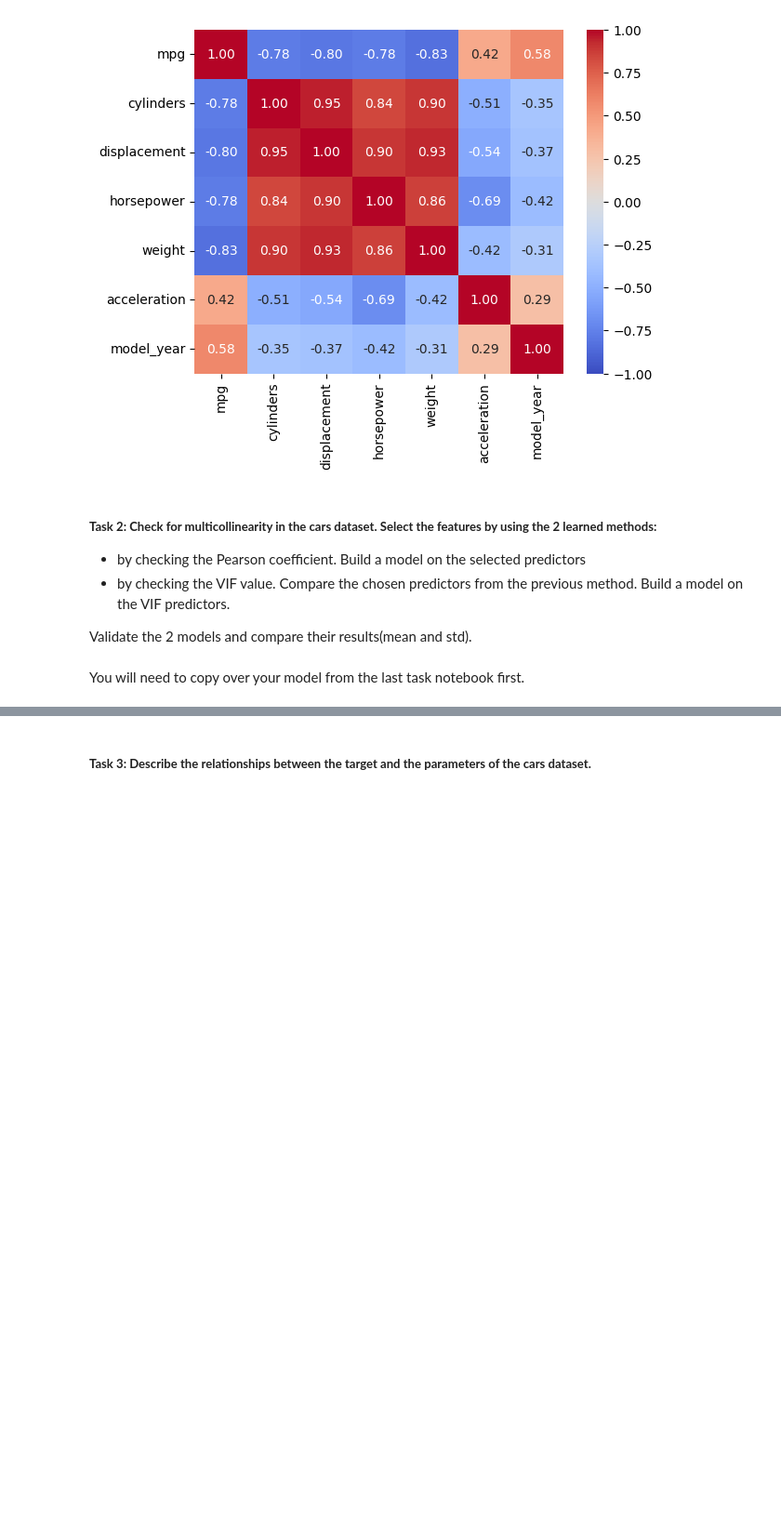
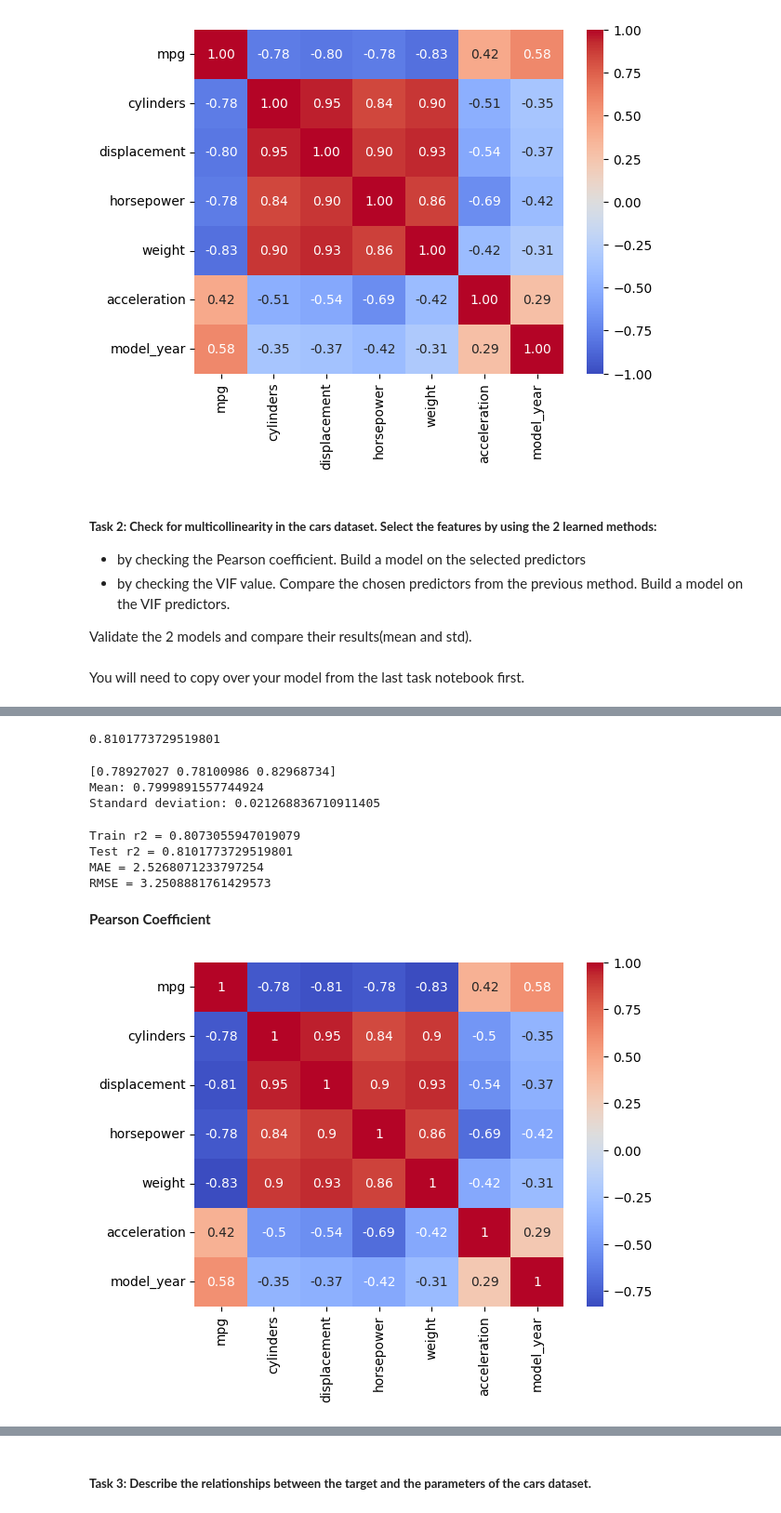
Before and after one commit to KeironTJ/Apprenticeship, a Jupyter notebook: Notebooks/Module 3.2/3.02 - Tasks.ipynb, the cells around one changed output, grey strips where cells are left out. Shown at 93% size. Saved outputs shown, nothing was run; the diff lists cells and outputs as text; code cells hidden in the pictures; blank space fills up the shorter version.

```diff
--- a/Notebooks/Module 3.2/3.02 - Tasks.ipynb
+++ b/Notebooks/Module 3.2/3.02 - Tasks.ipynb
@@ -56,0 +281,37 @@ You will need to copy over your model from the last task notebook first.
+# %%
+# Evalute test data
+model.score(X_test, y_test)
+# %% [output]
+0.8101773729519801
+# %%
+from sklearn.model_selection import KFold, cross_val_score
+
+# Define the K-Fold cross-validator
+kf = KFold(n_splits=3, shuffle=True, random_state=7)
+# Perform cross-validation and calculate the mean score
+scores = cross_val_score(model, X, y, cv = kf, scoring = 'r2')
+
+print(scores)
+print('Mean:', scores.mean())
+print('Standard deviation:', scores.std())
+# %% [output]
+[0.78927027 0.78100986 0.82968734]
+Mean: 0.7999891557744924
+Standard deviation: 0.021268836710911405
+# %%
+model = LinearRegression()
+model = model.fit(X_train, y_train)
+y_predicted = model.predict(X_test)
+
+print('Train r2 =', model.score(X_train, y_train))
+print('Test r2 =', model.score(X_test, y_test))
+
+print('MAE =', mean_absolute_error(y_test, y_predicted))
+print('RMSE =', root_mean_squared_error(y_test, y_predicted))
+# %% [output]
+Train r2 = 0.8073055947019079
+Test r2 = 0.8101773729519801
+MAE = 2.5268071233797254
+RMSE = 3.2508881761429573
+# %% [markdown]
+**Pearson Coefficient**
@@ -56,0 +320,9 @@ You will need to copy over your model from the last task notebook first.
+# %%
+# View correlation matrix
+# Cars Numerical data
+cars_numerical = cars.select_dtypes(include=['int64', 'float64'])
+correlation_matrix = cars_numerical.corr()
+sns.heatmap(correlation_matrix, annot=True, cmap='coolwarm')
+plt.show()
+# %% [output]
+[figure, added]
```
Also changed, not shown: parts of 50 cells of this notebook, 6 other files.
